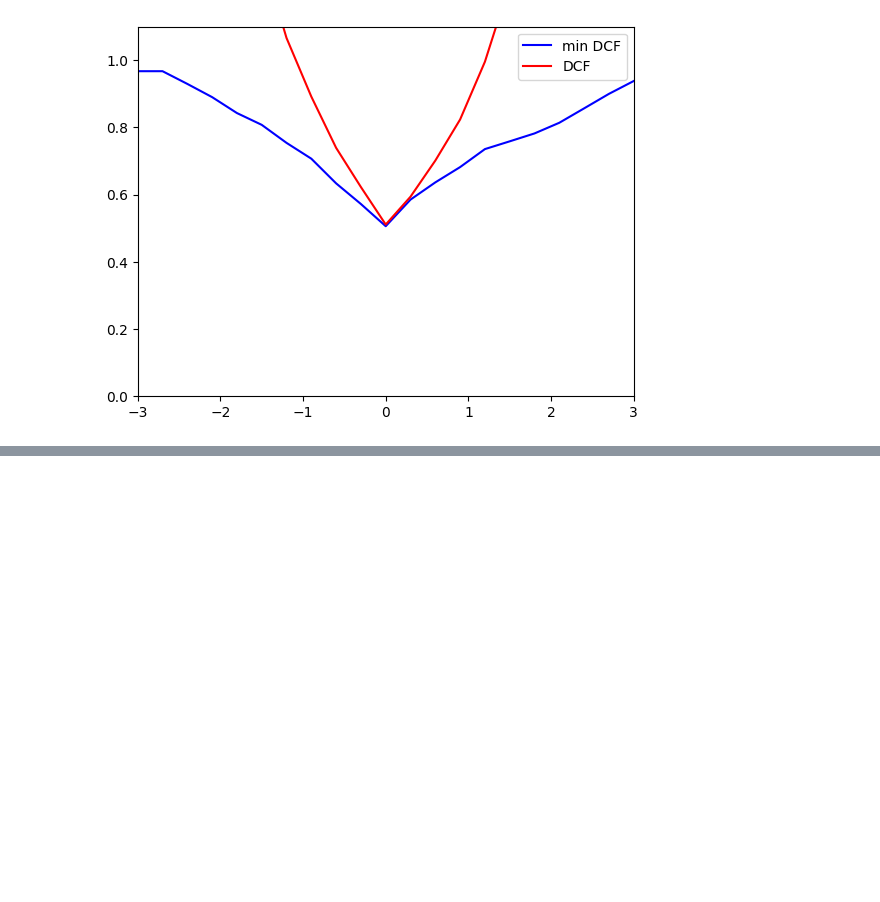
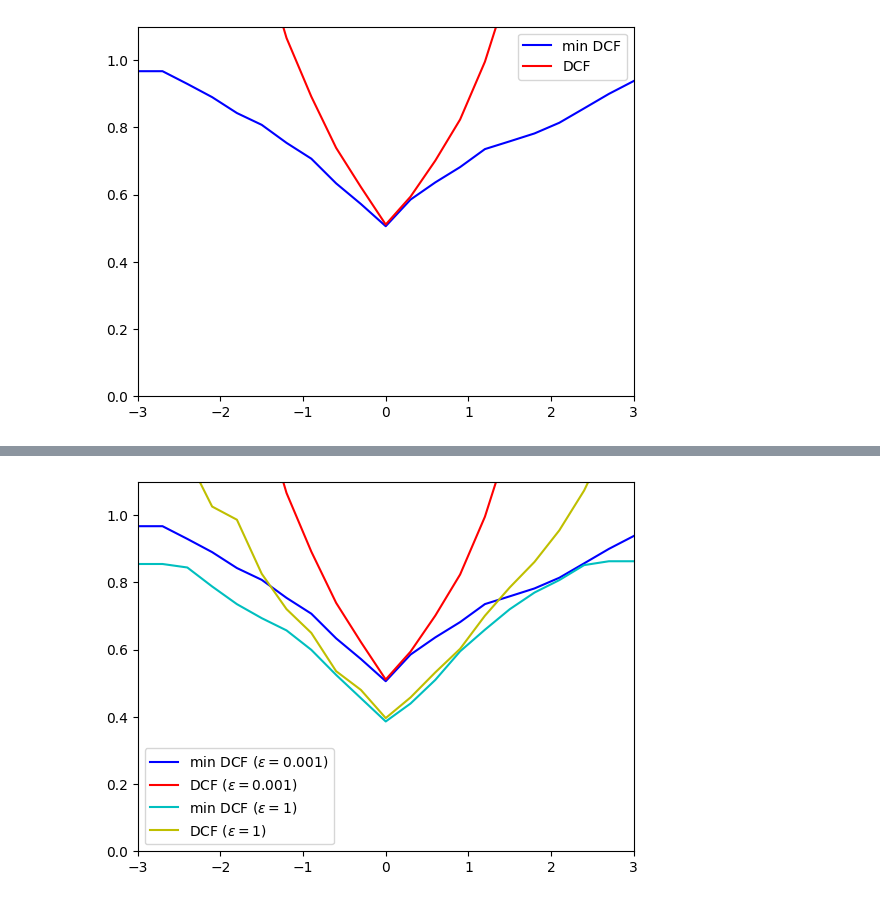
Before and after one commit to BorlinaEdoardo/Machine-Learning-Pattern-Recognition-Polito, a Jupyter notebook: lab8/lab8.ipynb, the cells around one changed output, grey strips where cells are left out. Saved outputs shown, nothing was run; the diff lists cells and outputs as text; code cells hidden in the pictures; blank space fills up the shorter version.

```diff
--- a/lab8/lab8.ipynb
+++ b/lab8/lab8.ipynb
@@ -404,3 +402,16 @@ plt.legend()
 plt.show()
 # %% [output]
 [figure]
+# %%
+# comparing recognizers
+# eps = [0.001, 1]
+llr_eps1 = np.load("Data/commedia_llr_infpar_eps1.npy")
+
+# compute values for eps = 1
+predicted_labels_eps1 = np.zeros([21, len(llr_eps1)])
+
+for i in range(21):
+    predicted_labels_eps1[i, :] = vrow(optimal_bayes_decision(llr_eps1, pi[i], 1, 1))
+
+dcf_eps1 = compute_normalized_dcf(predicted_labels_eps1, actual_labels, pi, Cfn[0], Cfp[0])
+mindcf_eps1 = compute_min_dcf(llr_eps1, 21, actual_labels, pi, Cfn[0], Cfp[0])
@@ -406,0 +436,11 @@ plt.show()
+# %%
+plt.plot(effPriorLogOdds, mindcf, label='min DCF ($\epsilon = 0.001$)', color='b')
+plt.plot(effPriorLogOdds, dcf, label='DCF ($\epsilon = 0.001$)', color='r')
+plt.plot(effPriorLogOdds, mindcf_eps1, label='min DCF ($\epsilon = 1$)', color='c')
+plt.plot(effPriorLogOdds, dcf_eps1, label='DCF ($\epsilon = 1$)', color='y')
+plt.ylim([0, 1.1])
+plt.xlim([-3, 3])
+plt.legend()
+plt.show()
+# %% [output]
+[figure, added]
```
Also changed, not shown: parts of 7 cells of this notebook.
